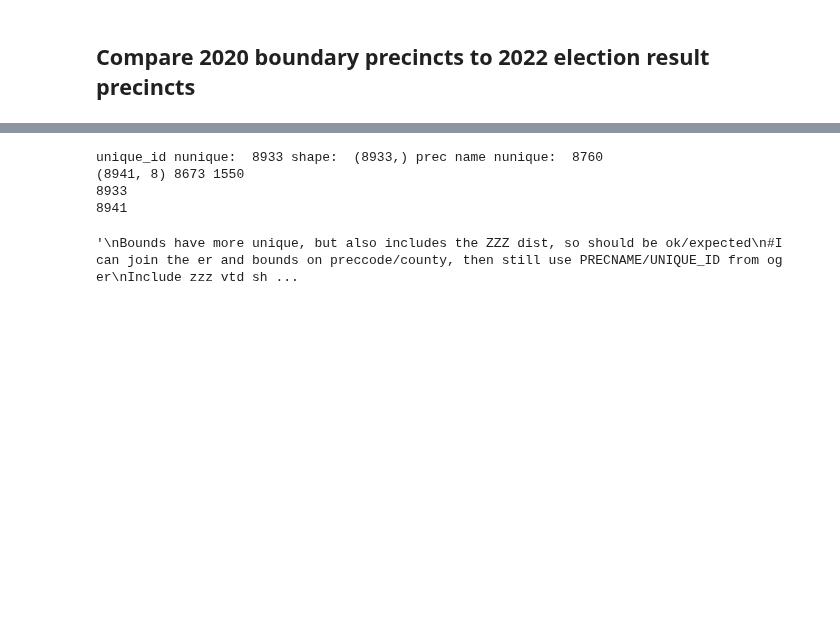
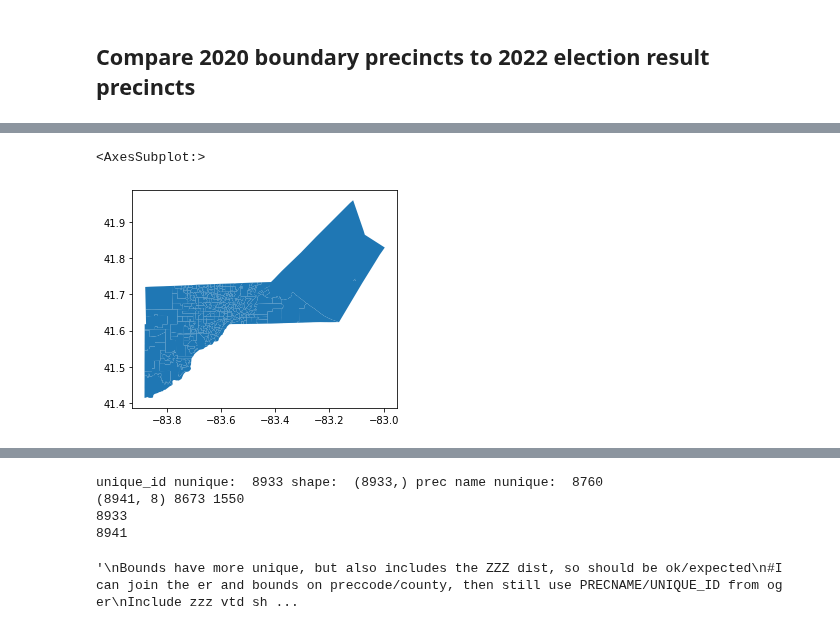
Before and after one commit to nonpartisan-redistricting-datahub/pber_collection, a Jupyter notebook: OH/2022/oh_boundaries_prec_matching.ipynb, the cells around one changed output, grey strips where cells are left out. Cells and saved outputs as stored; diff of their text form; code cells hidden in the pictures; blank space fills up the shorter version.

```diff
--- a/OH/2022/oh_boundaries_prec_matching.ipynb
+++ b/OH/2022/oh_boundaries_prec_matching.ipynb
@@ -132,0 +157,5 @@ assert set(er22["County"].str.lower())-set(bound20rdh['COUNTYNM']) == set()
+# %%
+bound20rdh[bound20rdh["COUNTYNM"].str.upper()=="LUCAS"].plot()
+# %% [output]
+<AxesSubplot:>
+[figure, added]
```
Also changed, not shown: parts of 89 cells of this notebook.
